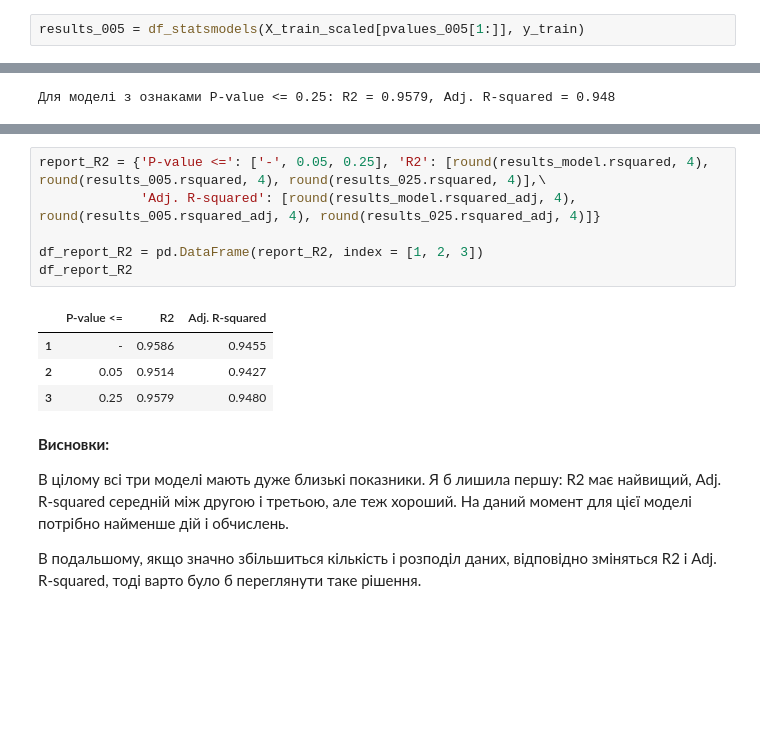
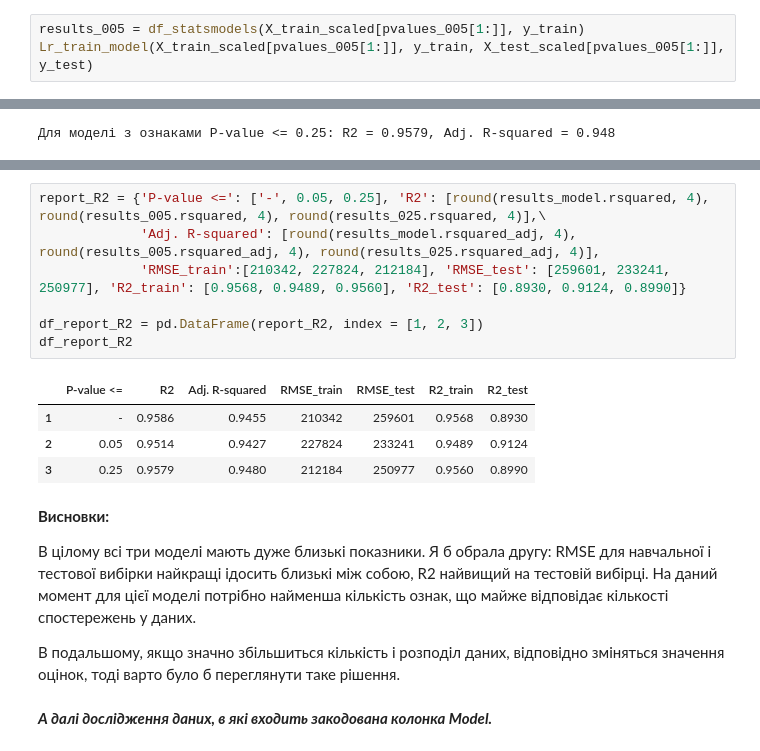
Before and after one commit to Alenushka2013/ML_for_people_tasks, a Jupyter notebook: HW_2_1_Linear_regression_on_multiple_variables.ipynb, the cells around one changed output, grey strips where cells are left out. Cells and saved outputs as stored; diff of their text form; blank space fills up the shorter version.

```diff
--- a/HW_2_1_Linear_regression_on_multiple_variables.ipynb
+++ b/HW_2_1_Linear_regression_on_multiple_variables.ipynb
@@ -623,3 +657,4 @@ print(f'Ознаки, які є стат значущими на рівні зн
 **Завдання 9**. Натренуйте лінійну регресію з `statsmodels` тільки на ознаках, які виявлись стат. значущими в попередньому завданні. Проаналізуйте показники моделі. Чи значно змінились R2 і Adj. R-squared?
 # %%
 results_005 = df_statsmodels(X_train_scaled[pvalues_005[1:]], y_train)
+Lr_train_model(X_train_scaled[pvalues_005[1:]], y_train, X_test_scaled[pvalues_005[1:]], y_test)
@@ -646,17 +698,20 @@ print(f'Для моделі з ознаками P-value <= 0.25: R2 = {round(res
 # %%
 report_R2 = {'P-value <=': ['-', 0.05, 0.25], 'R2': [round(results_model.rsquared, 4), round(results_005.rsquared, 4), round(results_025.rsquared, 4)],\
-             'Adj. R-squared': [round(results_model.rsquared_adj, 4), round(results_005.rsquared_adj, 4), round(results_025.rsquared_adj, 4)]}
+             'Adj. R-squared': [round(results_model.rsquared_adj, 4), round(results_005.rsquared_adj, 4), round(results_025.rsquared_adj, 4)],
+             'RMSE_train':[210342, 227824, 212184], 'RMSE_test': [259601, 233241, 250977], 'R2_train': [0.9568, 0.9489, 0.9560], 'R2_test': [0.8930, 0.9124, 0.8990]}
 
 df_report_R2 = pd.DataFrame(report_R2, index = [1, 2, 3])
 df_report_R2
 # %% [output]
-|  | P-value <= | R2 | Adj. R-squared |
-| 1 | - | 0.9586 | 0.9455 |
-| 2 | 0.05 | 0.9514 | 0.9427 |
-| 3 | 0.25 | 0.9579 | 0.9480 |
+|  | P-value <= | R2 | Adj. R-squared | RMSE_train | RMSE_test | R2_train | R2_test |
+| 1 | - | 0.9586 | 0.9455 | 210342 | 259601 | 0.9568 | 0.8930 |
+| 2 | 0.05 | 0.9514 | 0.9427 | 227824 | 233241 | 0.9489 | 0.9124 |
+| 3 | 0.25 | 0.9579 | 0.9480 | 212184 | 250977 | 0.9560 | 0.8990 |
 # %% [markdown]
 **Висновки:**
 
-В цілому всі три моделі мають дуже близькі показники. Я б лишила першу: R2 має найвищий, Adj. R-squared середній між другою і третьою, але теж хороший. На даний момент для цієї моделі потрібно найменше дій і обчислень.
+В цілому всі три моделі мають дуже близькі показники. Я б обрала другу: RMSE для навчальної і тестової вибірки найкращі ідосить близькі між собою, R2 найвищий на тестовій вибірці. На даний момент для цієї моделі потрібно найменша кількість ознак, що майже відповідає кількості спостережень у даних.
 
-В подальшому, якщо значно збільшиться кількість і розподіл даних, відповідно  зміняться R2 і Adj. R-squared, тоді варто було б переглянути таке рішення.
+В подальшому, якщо значно збільшиться кількість і розподіл даних, відповідно  зміняться значення оцінок, тоді варто було б переглянути таке рішення.
+# %% [markdown]
+***А далі дослідження даних, в які входить закодована колонка Model.***
```
Also changed, not shown: parts of 15 cells of this notebook.
